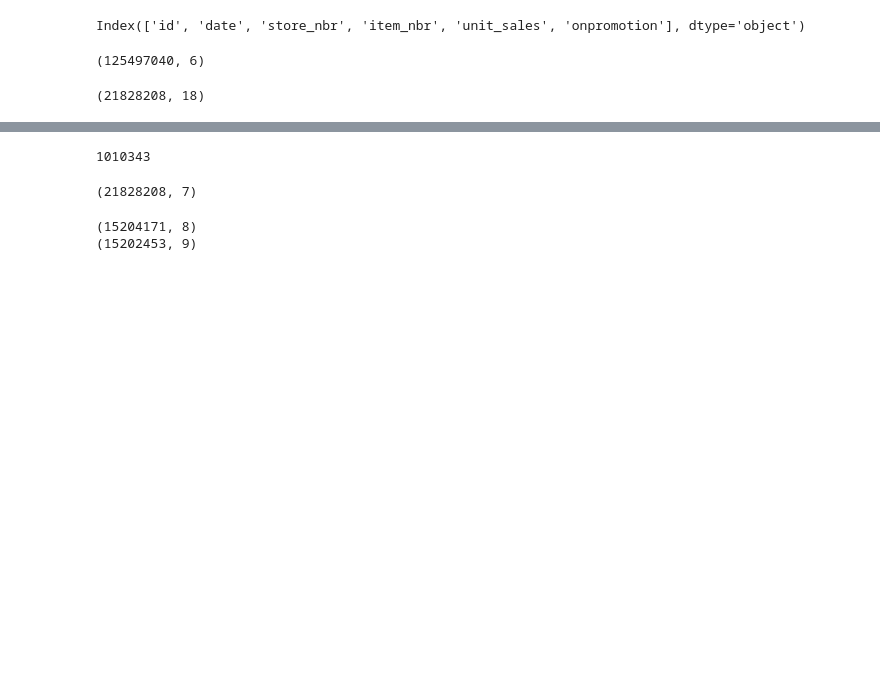
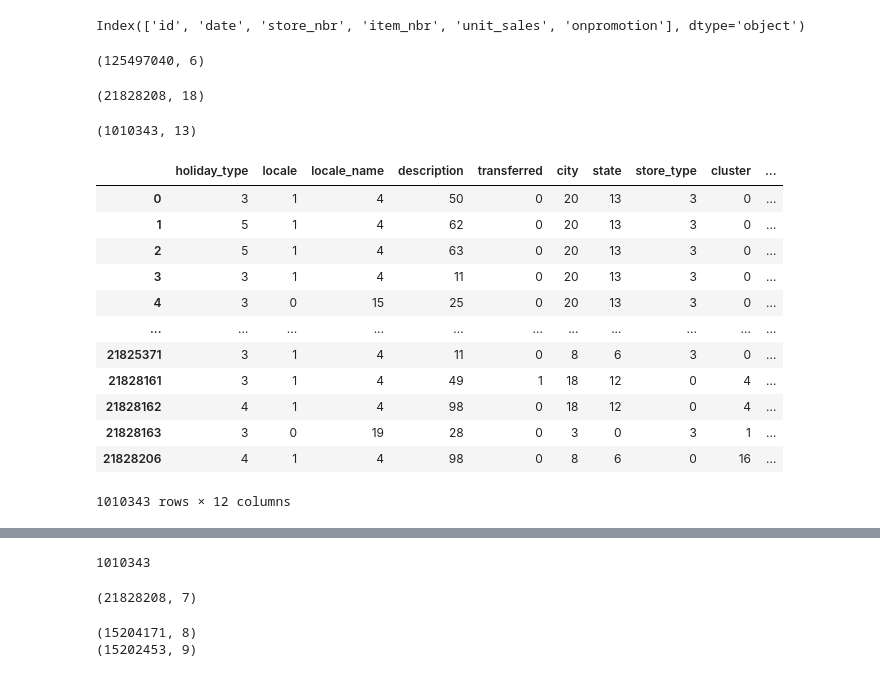
Before and after one commit to CoronaWhy/task-ts, a Jupyter notebook: grocery_store_code_and_data/Preprocessing.ipynb, the cells around one changed output, grey strips where cells are left out. Saved outputs shown, nothing was run; the diff lists cells and outputs as text; code cells hidden in the pictures; blank space fills up the shorter version.

Commit message:
had forgotten to add the metadata

```diff
--- a/grocery_store_code_and_data/Preprocessing.ipynb
+++ b/grocery_store_code_and_data/Preprocessing.ipynb
@@ -77,5 +77,43 @@ group_by_cols = ['holiday_type',
 
 group_ids = embeddings_df.groupby(by=group_by_cols,as_index=False).ngroup()
 embeddings_df['metadata_id'] = group_ids
+embeddings_df.drop(columns=['id','date','store_nbr','item_nbr','unit_sales','onpromotion'],inplace=True)
 # %% [output]
 (21828208, 18)
+# %%
+embeddings_df.drop_duplicates(subset=['metadata_id'],inplace=True)
+# %%
+embeddings_df.shape
+# %% [output]
+(1010343, 13)
+# %%
+le_embeddings = LabelEncoder()
+le_cols = ['holiday_type',
+           'locale',
+           'locale_name',
+           'description',
+           'transferred',
+           'city',
+           'state',
+           'store_type',
+           'cluster',
+           'family',
+           'class',
+           'perishable']
+
+df_encoded = embeddings_df[le_cols].apply(le_embeddings.fit_transform)
+df_encoded
+# %% [output]
+|  | holiday_type | locale | locale_name | description | transferred | city | state | store_type | cluster | ... |
+| 0 | 3 | 1 | 4 | 50 | 0 | 20 | 13 | 3 | 0 | ... |
+| 1 | 5 | 1 | 4 | 62 | 0 | 20 | 13 | 3 | 0 | ... |
+| 2 | 5 | 1 | 4 | 63 | 0 | 20 | 13 | 3 | 0 | ... |
+| 3 | 3 | 1 | 4 | 11 | 0 | 20 | 13 | 3 | 0 | ... |
+| 4 | 3 | 0 | 15 | 25 | 0 | 20 | 13 | 3 | 0 | ... |
+| ... | ... | ... | ... | ... | ... | ... | ... | ... | ... | ... |
+| 21825371 | 3 | 1 | 4 | 11 | 0 | 8 | 6 | 3 | 0 | ... |
+| 21828161 | 3 | 1 | 4 | 49 | 1 | 18 | 12 | 0 | 4 | ... |
+| 21828162 | 4 | 1 | 4 | 98 | 0 | 18 | 12 | 0 | 4 | ... |
+| 21828163 | 3 | 0 | 19 | 28 | 0 | 3 | 0 | 3 | 1 | ... |
+| 21828206 | 4 | 1 | 4 | 98 | 0 | 8 | 6 | 0 | 16 | ... |
+1010343 rows × 12 columns
```
Also changed, not shown: parts of 4 cells of this notebook.
